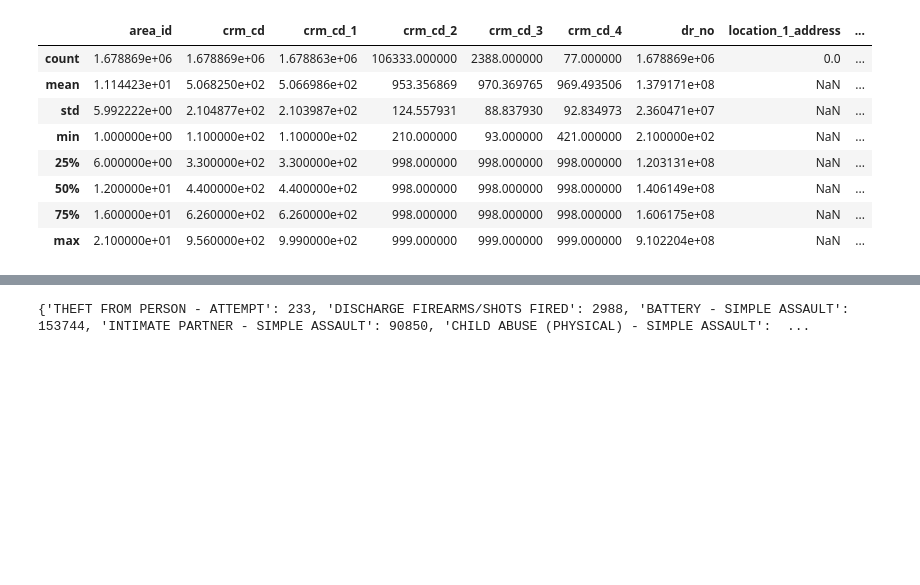
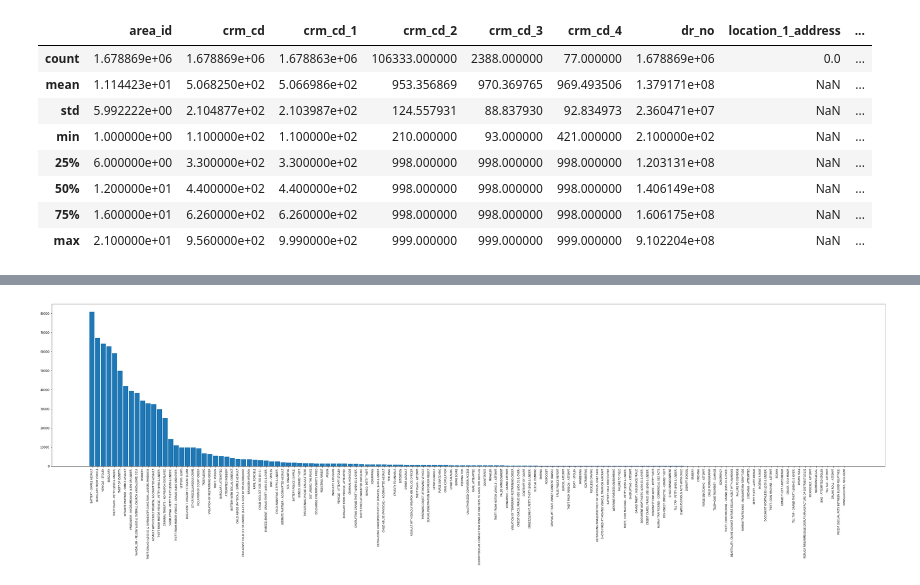
Before and after one commit to MaxwellWilliams/defogger, a Jupyter notebook: general_analysis.ipynb, the cells around one changed output, grey strips where cells are left out. Saved outputs shown, nothing was run; the diff lists cells and outputs as text; code cells hidden in the pictures; blank space fills up the shorter version.

```diff
--- a/general_analysis.ipynb
+++ b/general_analysis.ipynb
@@ -83,18 +58,29 @@ plt.show()
 # %%
 crime_dist = {}
 
+# Translated Crime Code numbers to crime descriptions
 def code_to_string(code):
     if str(code) in crime_codes.keys():
         return crime_codes[str(code)]
     else:
-        print(str(code))
+        print('Error: crime code ' + str(code) + 'isn\'t in lapd_codes/crime_codes')
 
+# Count every crime's primary crime code
 for crime_code in df['crm_cd']:
     if code_to_string(crime_code) in crime_dist.keys():
         crime_dist[code_to_string(crime_code)] += 1
     else:
         crime_dist[code_to_string(crime_code)] = 1
-print(crime_dist)
+
+# Sort crime based on most recorded instances
+crime_dist = OrderedDict(sorted(crime_dist.items(), key=lambda t: t[1], reverse=True))
+
+# Plot crime distribution
+plt.figure(figsize=(50,10))
+plt.bar(range(len(crime_dist)), list(crime_dist.values()), align='center', width=0.9)
+plt.xticks(range(len(crime_dist)), list(crime_dist.keys()), rotation=90)
+plt.tick_params(axis='x', which='major', labelsize='small')
+plt.show()
 # %% [output]
-{'THEFT FROM PERSON - ATTEMPT': 233, 'DISCHARGE FIREARMS/SHOTS FIRED': 2988, 'BATTERY - SIMPLE ASSAULT': 153744, 'INTIMATE PARTNER - SIMPLE ASSAULT': 90850, 'CHILD ABUSE (PHYSICAL) - SIMPLE ASSAULT':  ...
+[figure, added]
 # %%
```
Also changed, not shown: parts of 14 cells of this notebook.
